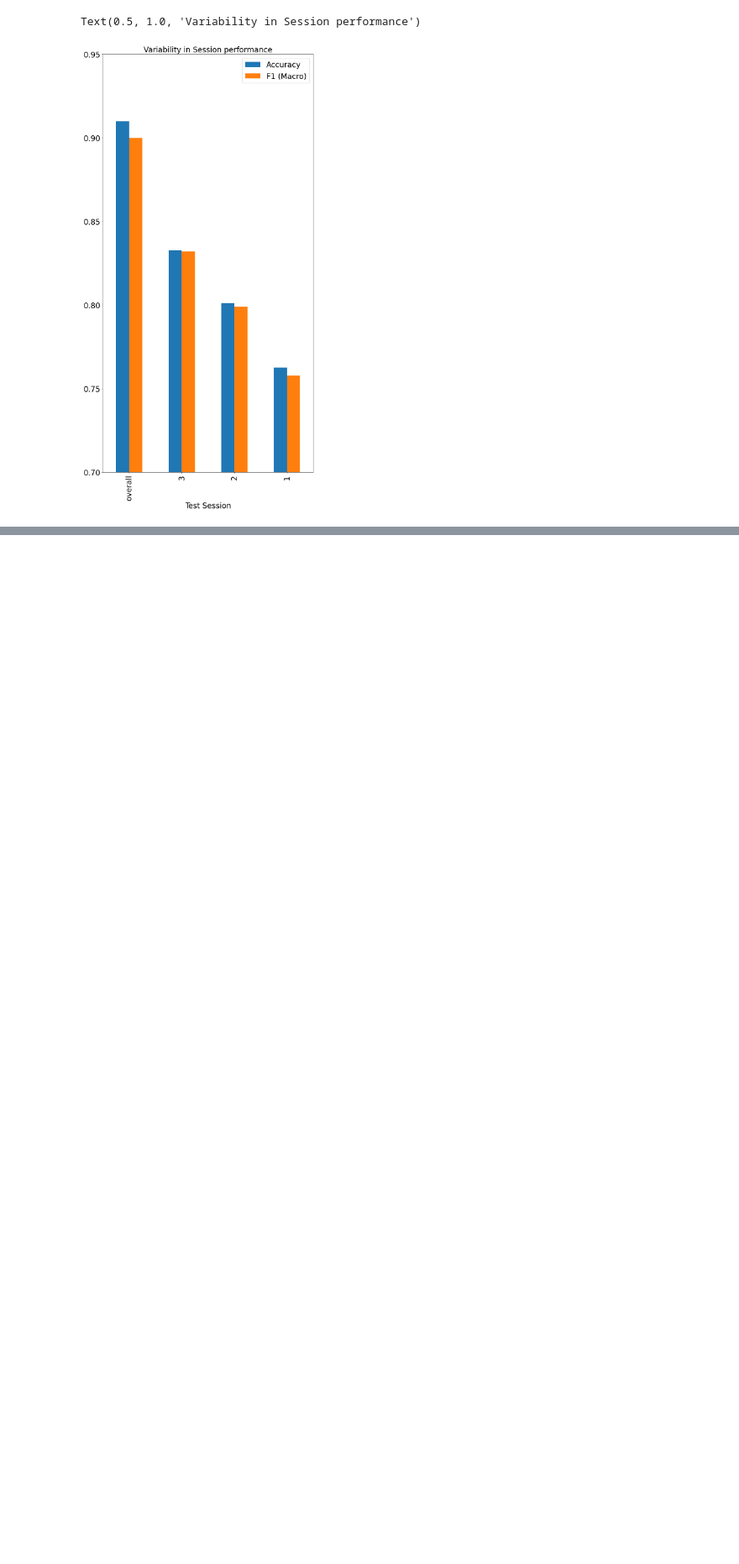
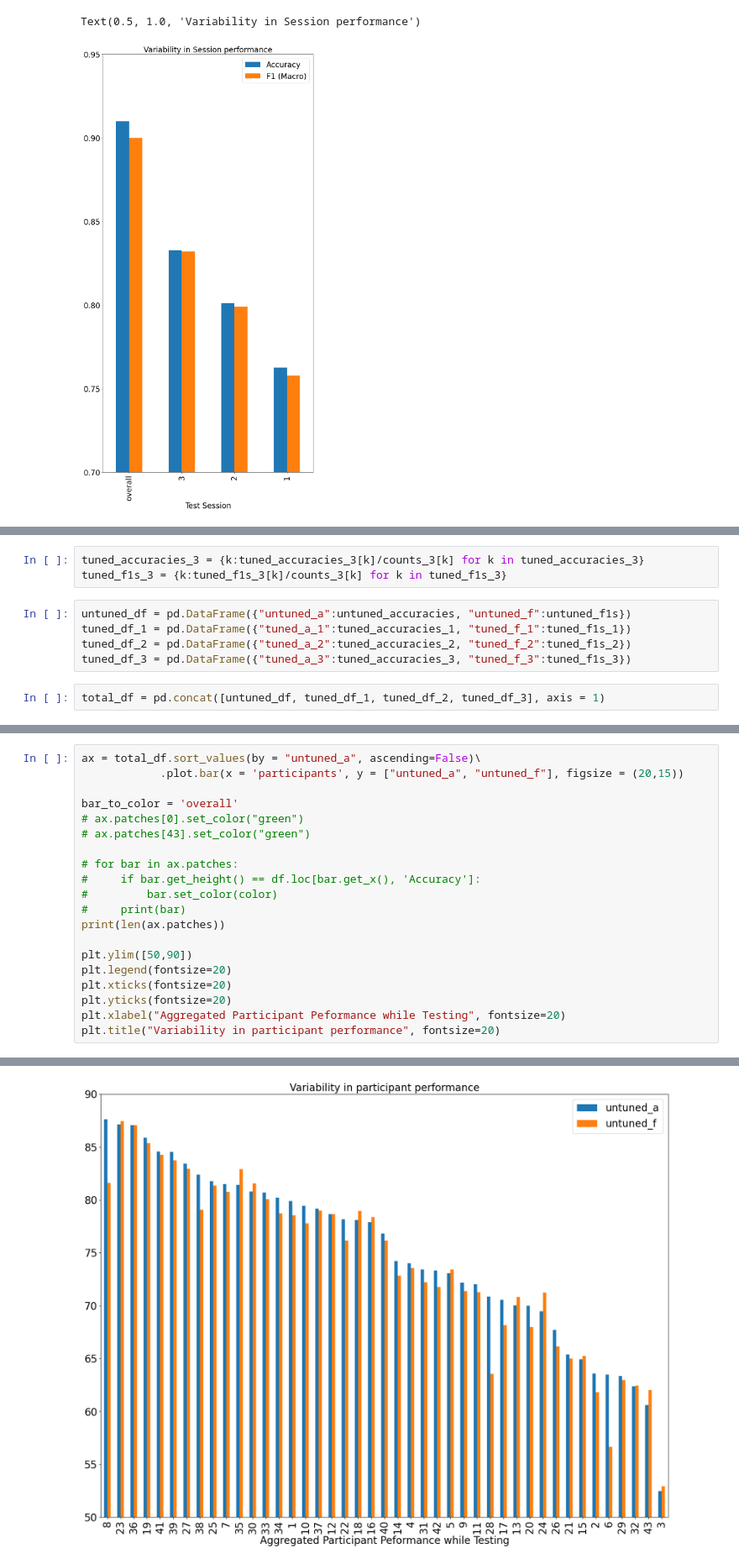
Before and after one commit to tanmaygadgil/DS5500-project, a Jupyter notebook: DL/Analysis.ipynb, the cells around one changed output, grey strips where cells are left out. Shown: that part at 84% size. Drawn from its saved outputs; the diff is of its cells as text; blank space fills up the shorter version.

```diff
--- a/DL/Analysis.ipynb
+++ b/DL/Analysis.ipynb
@@ -219,0 +318,10 @@ Text(0.5, 1.0, 'Variability in Session performance')
+# %%
+tuned_accuracies_3 = {k:tuned_accuracies_3[k]/counts_3[k] for k in tuned_accuracies_3}
+tuned_f1s_3 = {k:tuned_f1s_3[k]/counts_3[k] for k in tuned_f1s_3}
+# %%
+untuned_df = pd.DataFrame({"untuned_a":untuned_accuracies, "untuned_f":untuned_f1s})
+tuned_df_1 = pd.DataFrame({"tuned_a_1":tuned_accuracies_1, "tuned_f_1":tuned_f1s_1})
+tuned_df_2 = pd.DataFrame({"tuned_a_2":tuned_accuracies_2, "tuned_f_2":tuned_f1s_2})
+tuned_df_3 = pd.DataFrame({"tuned_a_3":tuned_accuracies_3, "tuned_f_3":tuned_f1s_3})
+# %%
+total_df = pd.concat([untuned_df, tuned_df_1, tuned_df_2, tuned_df_3], axis = 1)
@@ -219,0 +442,21 @@ Text(0.5, 1.0, 'Variability in Session performance')
+# %%
+ax = total_df.sort_values(by = "untuned_a", ascending=False)\
+            .plot.bar(x = 'participants', y = ["untuned_a", "untuned_f"], figsize = (20,15))
+
+bar_to_color = 'overall'
+# ax.patches[0].set_color("green")
+# ax.patches[43].set_color("green")
+
+# for bar in ax.patches:
+#     if bar.get_height() == df.loc[bar.get_x(), 'Accuracy']:
+#         bar.set_color(color)
+#     print(bar)
+print(len(ax.patches))
+
+plt.ylim([50,90])
+plt.legend(fontsize=20)
+plt.xticks(fontsize=20)
+plt.yticks(fontsize=20)
+plt.xlabel("Aggregated Participant Peformance while Testing", fontsize=20)
+plt.title("Variability in participant performance", fontsize=20)
+# %% [output]
@@ -219,0 +465 @@ Text(0.5, 1.0, 'Variability in Session performance')
+[figure, added]
```
Also changed, not shown: parts of 20 cells of this notebook, 4 other files.
